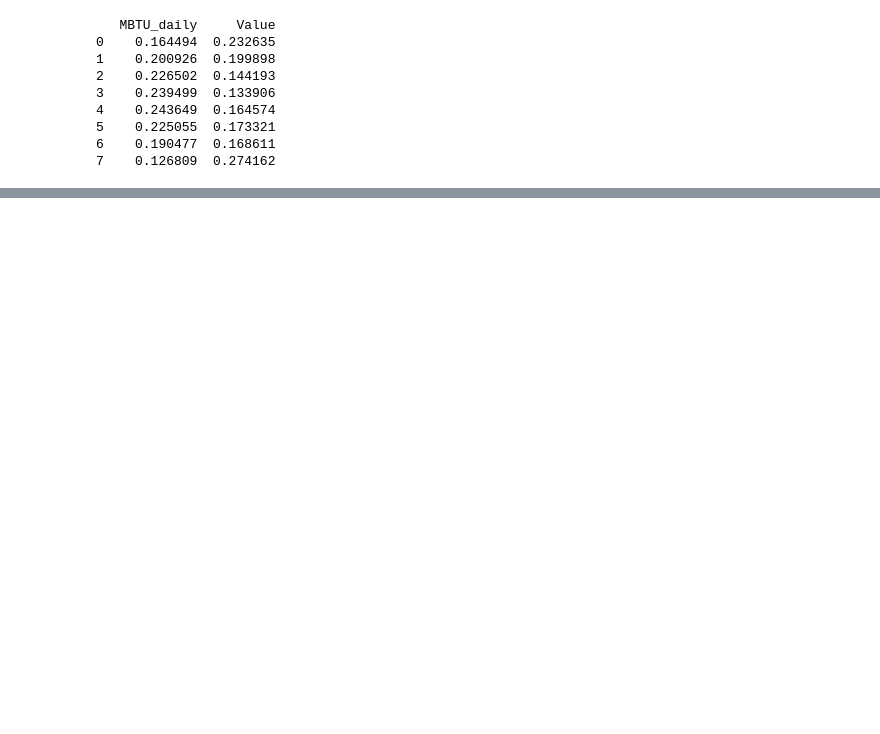
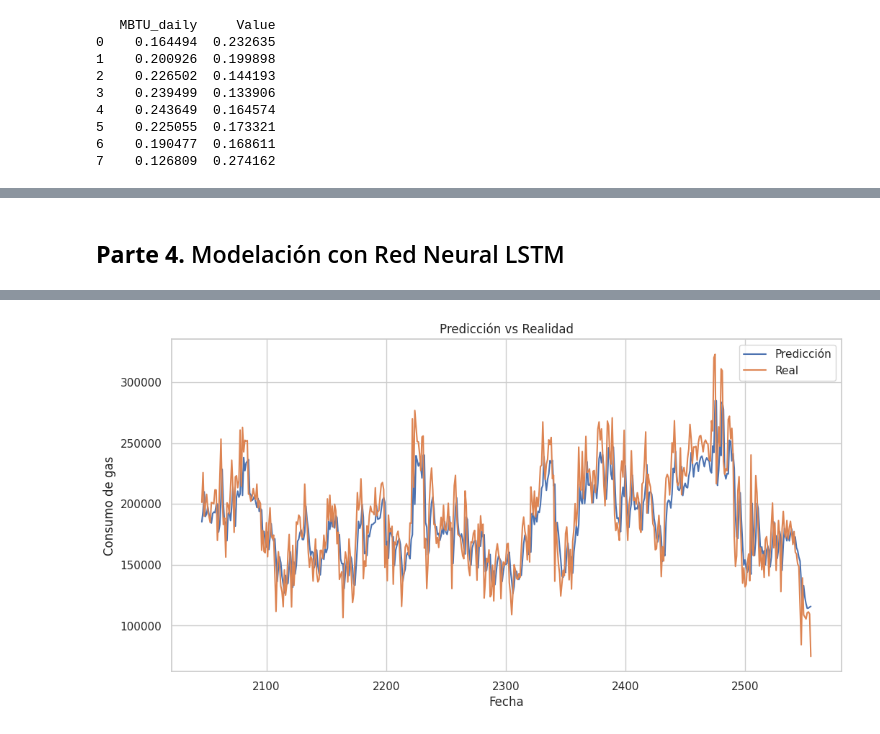
Before and after one commit to Jflorez05/Especializaci-n, a Jupyter notebook: Monografia_Pred_Consumo_Gas_Colab.ipynb, the cells around one changed output, grey strips where cells are left out. Cells and saved outputs as stored; diff of their text form; code cells hidden in the pictures; blank space fills up the shorter version.

```diff
--- a/Monografia_Pred_Consumo_Gas_Colab.ipynb
+++ b/Monografia_Pred_Consumo_Gas_Colab.ipynb
@@ -752,0 +814,47 @@ Mean Squared Error (MSE) en conjunto de prueba: 0.05781706566762943
+# %% [markdown]
+## **Parte 4.** Modelación con Red Neural LSTM
+# %%
+def create_dataset(data, time_step=1):
+    X, y = [], []
+    for i in range(len(data) - time_step - 1):
+        # Access data using iloc for integer-location based indexing
+        a = data.iloc[i : (i + time_step), 0].values
+        X.append(a)
+        y.append(data.iloc[i + time_step, 0]) # Access data using iloc
+    return np.array(X), np.array(y)
+
+# Parámetros
+time_step = 7  # Uso 7 días para predecir el siguiente
+
+X, y = create_dataset(df_consumos_scaler, time_step)
+X = X.reshape(X.shape[0], X.shape[1], 1)  # Reshape para LSTM
+
+
+# División de los datos en conjuntos de entrenamiento y prueba
+train_size = int(len(X) * 0.8)
+X_train, X_test = X[:train_size], X[train_size:]
+y_train, y_test = y[:train_size], y[train_size:]
+# %%
+model = Sequential()
+model.add(LSTM(50, return_sequences=True, input_shape=(X_train.shape[1], 1)))
+model.add(Dropout(0.2))
+model.add(LSTM(50, return_sequences=False))
+model.add(Dropout(0.2))
+model.add(Dense(1))
+
+model.compile(optimizer='adam', loss='mean_squared_error')
+
+model.fit(X_train, y_train, epochs=50, batch_size=32)
+
+predicted = model.predict(X_test)
+predicted = scaler_Gas.inverse_transform(predicted)  # Invertir la normalización
+
+plt.figure(figsize=(12, 6))
+plt.plot(df_consumos['MBTU_daily'].index[train_size + time_step + 1:], predicted, label='Predicción')
+plt.plot(df_consumos['MBTU_daily'].index[train_size + time_step + 1:], scaler_Gas.inverse_transform(y_test.reshape(-1, 1)), label='Real')
+plt.title('Predicción vs Realidad')
+plt.xlabel('Fecha')
+plt.ylabel('Consumo de gas')
+plt.legend()
+plt.show()
+# %% [output]
@@ -752,0 +878 @@ Mean Squared Error (MSE) en conjunto de prueba: 0.05781706566762943
+[figure, added]
```
Also changed, not shown: parts of 24 cells of this notebook.
